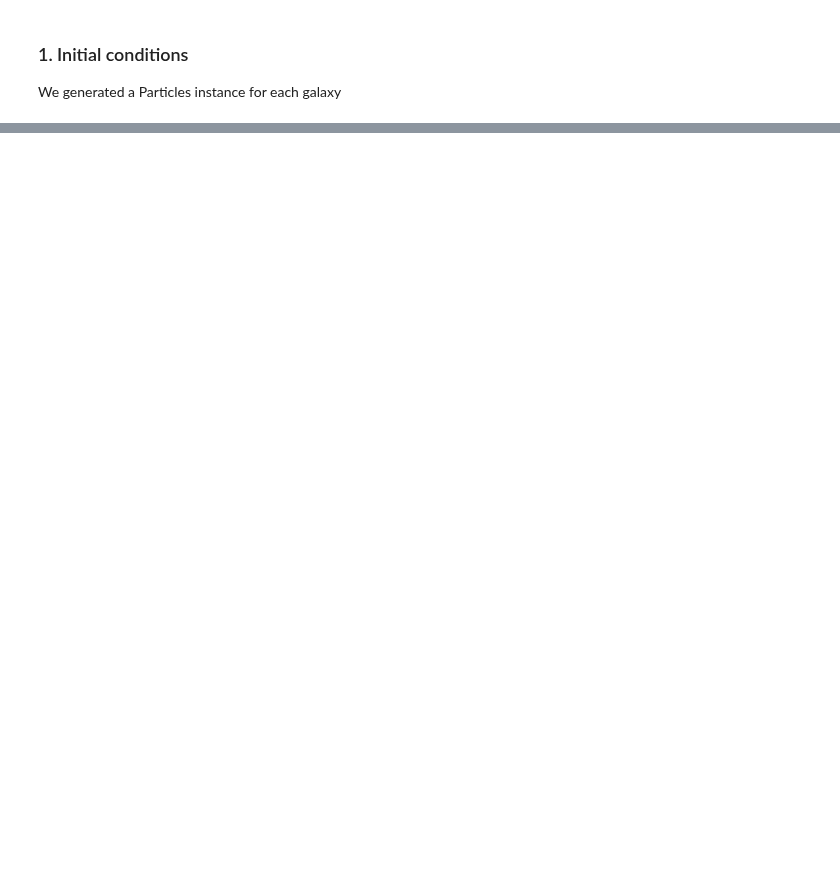
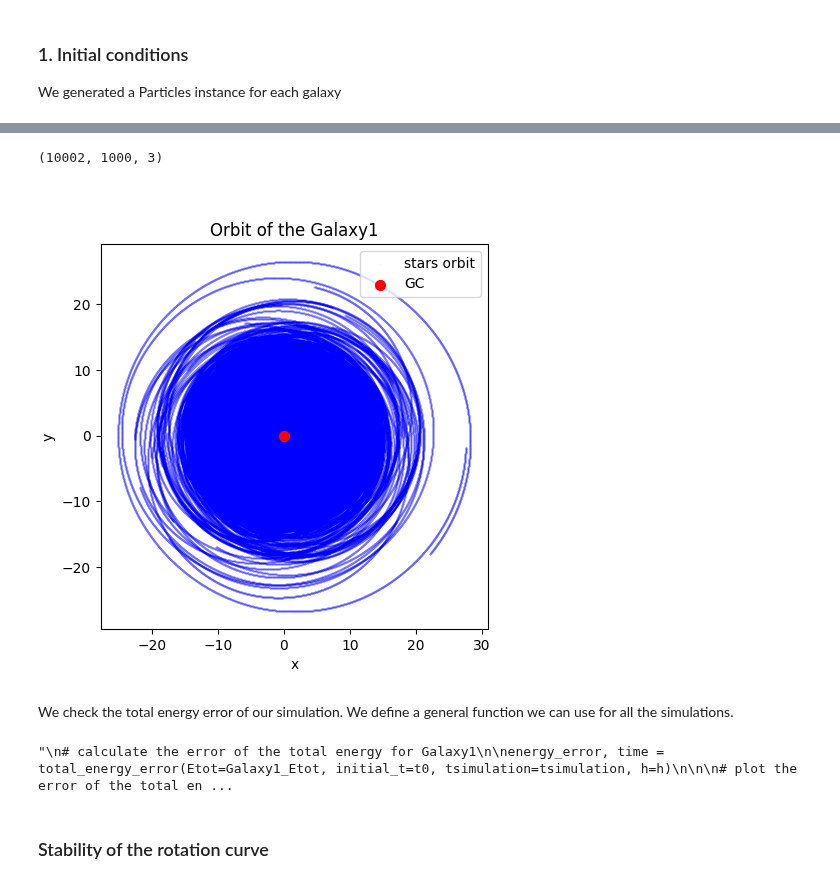
Before and after one commit to giadaaggio/compastro_23, a Jupyter notebook: GAMALOS/gamalos_giada.ipynb, the cells around one changed output, grey strips where cells are left out. Saved outputs shown, nothing was run; the diff lists cells and outputs as text; code cells hidden in the pictures; blank space fills up the shorter version.

```diff
--- a/GAMALOS/gamalos_giada.ipynb
+++ b/GAMALOS/gamalos_giada.ipynb
@@ -151,0 +244,23 @@ plt.show()
+# %%
+Galaxy1_test = Galaxy1.copy()
+
+Galaxy1_orbit, Galaxy1_stars_vel, Galaxy1_Etot, Galaxy1_Ekin, Galaxy1_Epot, Galaxy1_time, Galaxy1_timestep = integration_leapfrog_adaptive(galaxy=Galaxy1_test, h=h,
+                                                                                            tsimulation=tsimulation, t=t0, soft=plummer_scale_lenght)
+# %%
+print(Galaxy1_orbit.shape)
+# (iterations, particles, coordinates)
+# %% [output]
+(10002, 1000, 3)
+# %%
+plt.figure(figsize=(5,5))
+plt.scatter(Galaxy1_orbit[:,1:,0], Galaxy1_orbit[:,1:,1], s=0.1, color='blue', label='stars orbit', alpha=0.1)
+plt.scatter(Galaxy1_orbit[0,0,0], Galaxy1_orbit[0,0,1], s=50, color='red', label='GC')
+plt.xlabel('x')
+plt.ylabel('y')
+plt.title('Orbit of the Galaxy1')
+plt.legend(loc='upper right')
+plt.show()
+# %% [output]
+[figure, added]
+# %% [markdown]
+We check the total energy error of our simulation. We define a general function we can use for all the simulations.
@@ -151,0 +277,20 @@ plt.show()
+# %%
+'''
+# calculate the error of the total energy for Galaxy1
+
+energy_error, time = total_energy_error(Etot=Galaxy1_Etot, initial_t=t0, tsimulation=tsimulation, h=h)
+
+
+# plot the error of the total energy for Galaxy1
+plt.figure(figsize=(5,5))
+plt.plot(time, energy_error, label='Galaxy1')
+plt.xlabel('time')
+plt.ylabel('energy error')
+plt.title('Total energy error for the Galaxy1')
+plt.legend()
+plt.show()
+'''
+# %% [output]
+"\n# calculate the error of the total energy for Galaxy1\n\nenergy_error, time = total_energy_error(Etot=Galaxy1_Etot, initial_t=t0, tsimulation=tsimulation, h=h)\n\n\n# plot the error of the total en ...
+# %% [markdown]
+### Stability of the rotation curve
```
Also changed, not shown: parts of 17 cells of this notebook, 1 other file.
